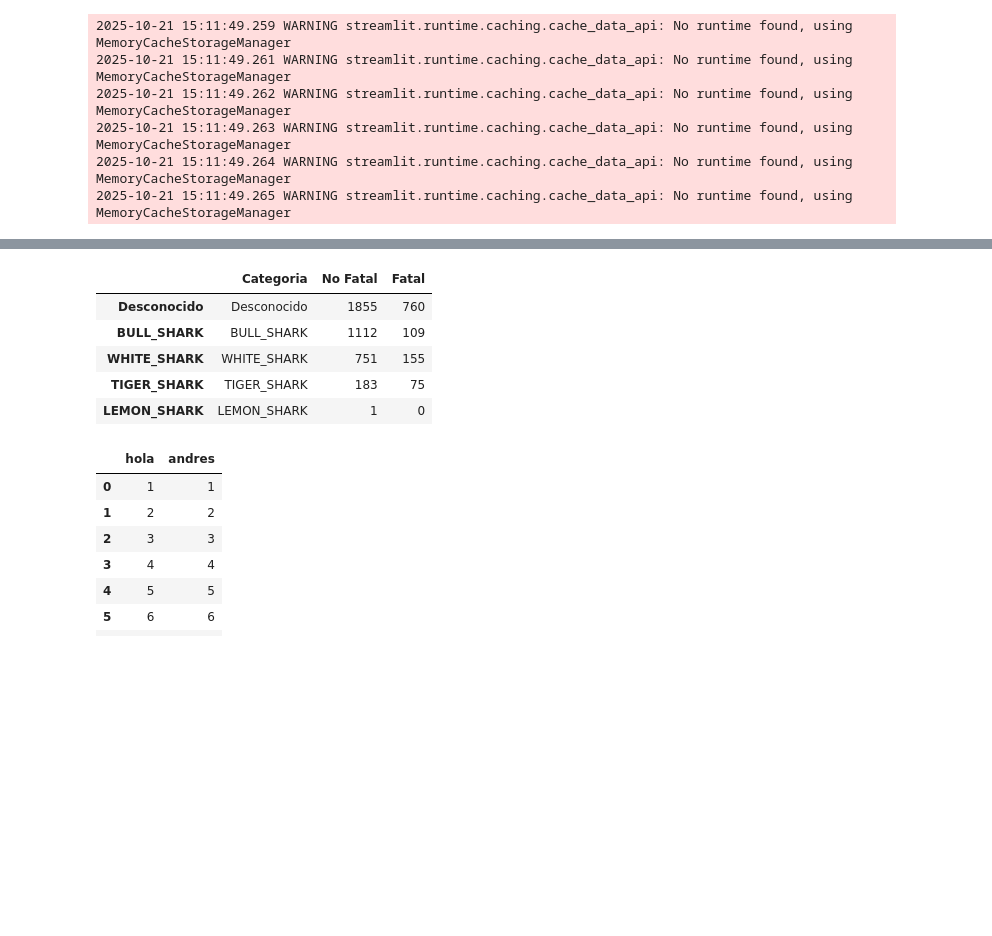
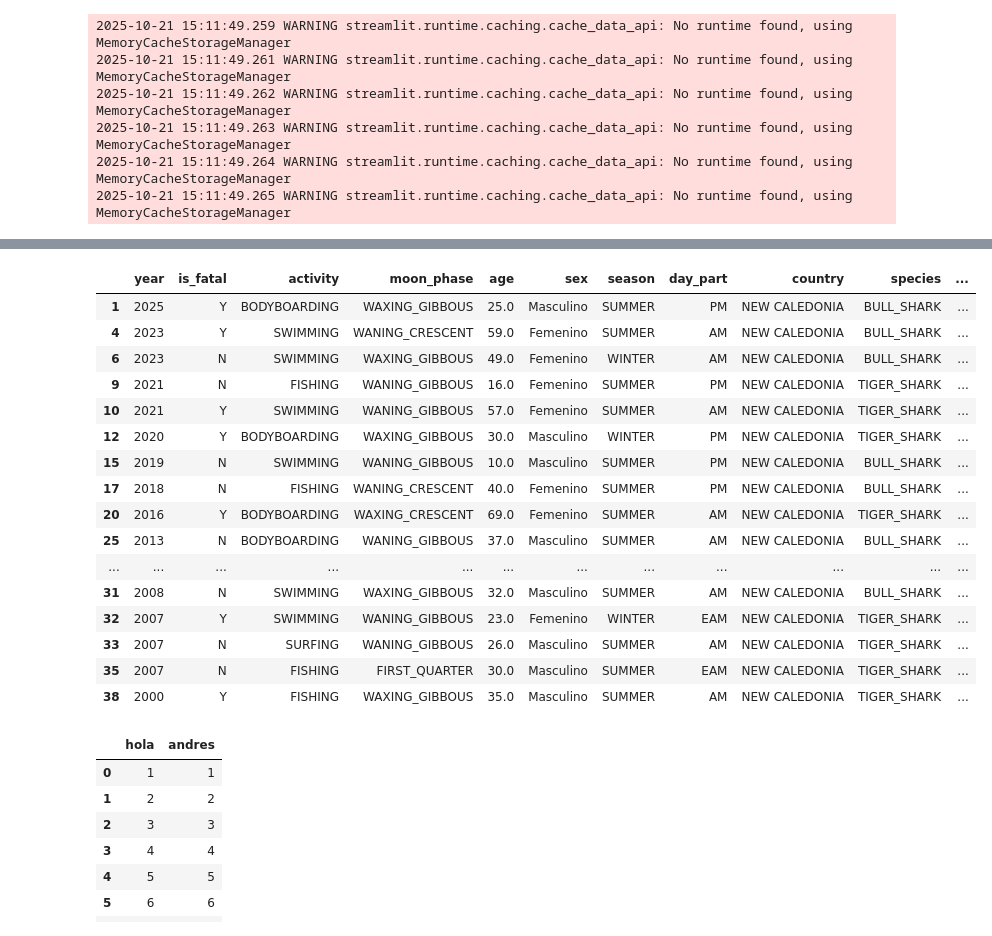
Before and after one commit to sofia-1-byte/Shark-Attacks-New-Caledonia-, a Jupyter notebook: strimlit/Pruebas.ipynb, the cells around one changed output, grey strips where cells are left out. Drawn from its saved outputs; the diff is of its cells as text; code cells hidden in the pictures; blank space fills up the shorter version.

```diff
--- a/strimlit/Pruebas.ipynb
+++ b/strimlit/Pruebas.ipynb
@@ -37,15 +31,25 @@ b= df.loc[( df["species"] == list[4] ) & (df["is_fatal_cat"] == list2[0] ),  "sp
 # %%
 #lista de la primera variable
-
-a = utils.tabla_bivariante(df = df, species= "species", is_fatal_cat= "is_fatal_cat" )
-a
+u
+df
 # %% [output]
-|  | Categoria | No Fatal | Fatal |
-| Desconocido | Desconocido | 1855 | 760 |
-| BULL_SHARK | BULL_SHARK | 1112 | 109 |
-| WHITE_SHARK | WHITE_SHARK | 751 | 155 |
-| TIGER_SHARK | TIGER_SHARK | 183 | 75 |
-| LEMON_SHARK | LEMON_SHARK | 1 | 0 |
+|  | year | is_fatal | activity | moon_phase | age | sex | season | day_part | country | species | ... |
+| 1 | 2025 | Y | BODYBOARDING | WAXING_GIBBOUS | 25.0 | Masculino | SUMMER | PM | NEW CALEDONIA | BULL_SHARK | ... |
+| 4 | 2023 | Y | SWIMMING | WANING_CRESCENT | 59.0 | Femenino | SUMMER | AM | NEW CALEDONIA | BULL_SHARK | ... |
+| 6 | 2023 | N | SWIMMING | WAXING_GIBBOUS | 49.0 | Femenino | WINTER | AM | NEW CALEDONIA | BULL_SHARK | ... |
+| 9 | 2021 | N | FISHING | WANING_GIBBOUS | 16.0 | Femenino | SUMMER | PM | NEW CALEDONIA | TIGER_SHARK | ... |
+| 10 | 2021 | Y | SWIMMING | WANING_GIBBOUS | 57.0 | Femenino | SUMMER | AM | NEW CALEDONIA | TIGER_SHARK | ... |
+| 12 | 2020 | Y | BODYBOARDING | WAXING_GIBBOUS | 30.0 | Masculino | WINTER | PM | NEW CALEDONIA | TIGER_SHARK | ... |
+| 15 | 2019 | N | SWIMMING | WANING_GIBBOUS | 10.0 | Masculino | SUMMER | PM | NEW CALEDONIA | BULL_SHARK | ... |
+| 17 | 2018 | N | FISHING | WANING_CRESCENT | 40.0 | Femenino | SUMMER | PM | NEW CALEDONIA | BULL_SHARK | ... |
+| 20 | 2016 | Y | BODYBOARDING | WAXING_CRESCENT | 69.0 | Femenino | SUMMER | AM | NEW CALEDONIA | TIGER_SHARK | ... |
+| 25 | 2013 | N | BODYBOARDING | WANING_GIBBOUS | 37.0 | Masculino | SUMMER | AM | NEW CALEDONIA | BULL_SHARK | ... |
+| ... | ... | ... | ... | ... | ... | ... | ... | ... | ... | ... | ... |
+| 31 | 2008 | N | SWIMMING | WAXING_GIBBOUS | 32.0 | Masculino | SUMMER | AM | NEW CALEDONIA | BULL_SHARK | ... |
+| 32 | 2007 | Y | SWIMMING | WANING_GIBBOUS | 23.0 | Femenino | WINTER | EAM | NEW CALEDONIA | TIGER_SHARK | ... |
+| 33 | 2007 | N | SURFING | WANING_GIBBOUS | 26.0 | Masculino | SUMMER | AM | NEW CALEDONIA | TIGER_SHARK | ... |
+| 35 | 2007 | N | FISHING | FIRST_QUARTER | 30.0 | Masculino | SUMMER | EAM | NEW CALEDONIA | TIGER_SHARK | ... |
+| 38 | 2000 | Y | FISHING | WAXING_GIBBOUS | 35.0 | Masculino | SUMMER | AM | NEW CALEDONIA | TIGER_SHARK | ... |
 # %%
 lista = [range(1,10)]
 
```
Also changed, not shown: parts of 5 cells of this notebook, 2 other files.
